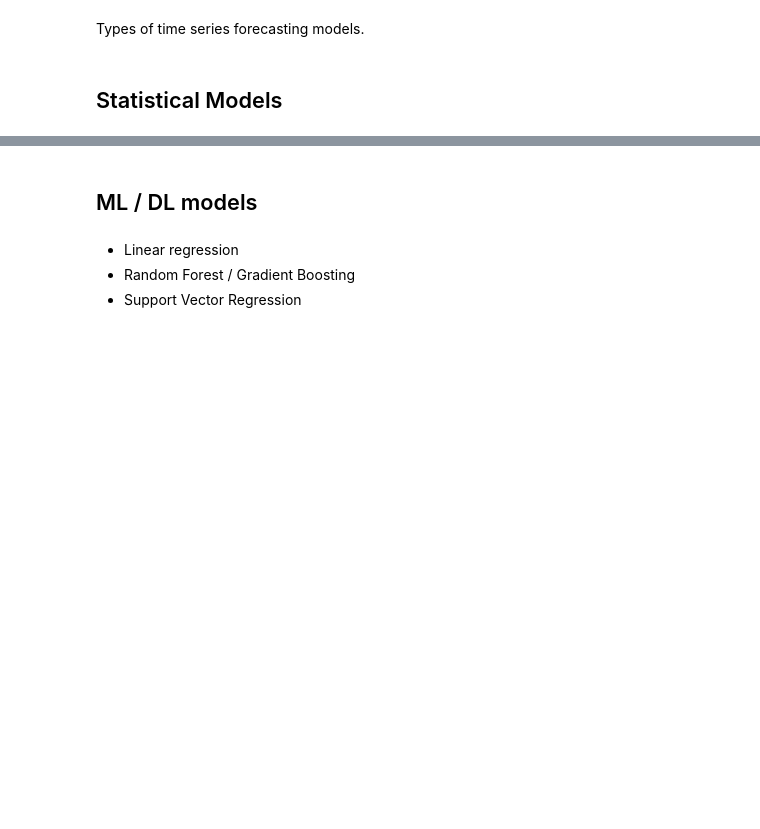
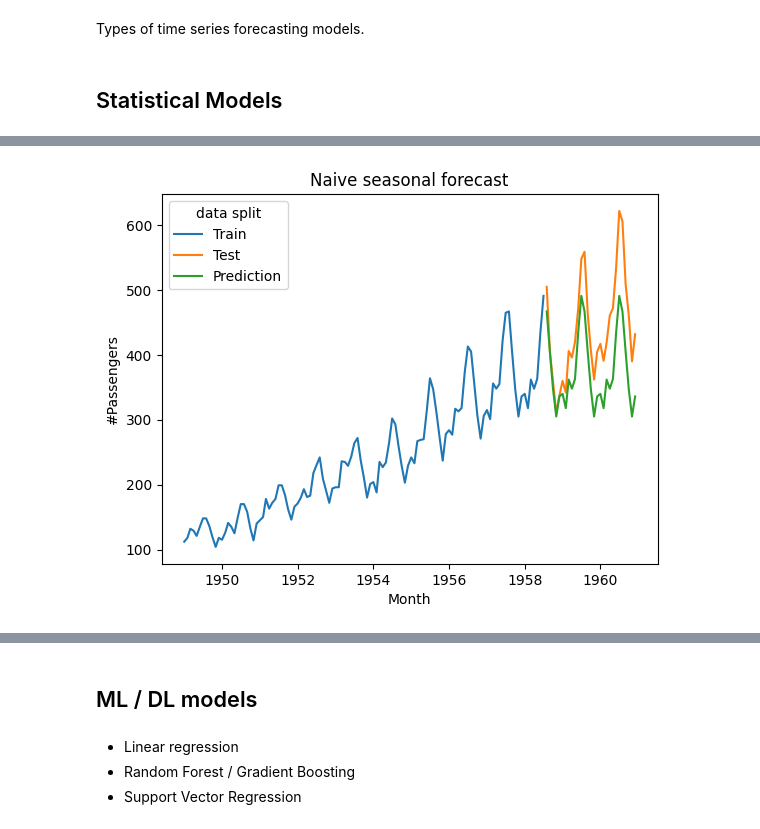
Before and after one commit to EvgeniiZorin/Handbook_Data-Science, a Jupyter notebook: _0_time_series.ipynb, the cells around one changed output, grey strips where cells are left out. Saved outputs shown, nothing was run; the diff lists cells and outputs as text; code cells hidden in the pictures; blank space fills up the shorter version.

```diff
--- a/_0_time_series.ipynb
+++ b/_0_time_series.ipynb
@@ -290,0 +426,7 @@ Types of time series forecasting models.
+# %%
+df_train, df_test = train_test_split(df)
+# %%
+# Proc df_train_lag
+df_train = df_train.copy(deep=True)
+df_train['month_day'] = df_train['Month'].dt.month
+df_train
@@ -290,0 +451,12 @@ Types of time series forecasting models.
+# %%
+df_predictions = df_test.copy(deep = True).drop(['#Passengers'], axis = 1)
+df_predictions['month_day'] = df_predictions['Month'].dt.month
+
+def get_train_month(x):
+    return df_train.query(f"month_day == {x}")['#Passengers'].iloc[-1]
+
+df_predictions['#Passengers'] = df_predictions['month_day'].apply(
+    lambda x: get_train_month(x)
+)
+df_predictions = df_predictions.drop(['month_day'], axis=1)
+df_predictions
@@ -290,0 +481,9 @@ Types of time series forecasting models.
+# %%
+plot_predictions(
+    df_train,
+    df_test,
+    df_predictions,
+    'Naive seasonal forecast'
+)
+# %% [output]
+[figure, added]
```
Also changed, not shown: parts of 21 cells of this notebook, 6 other files.
